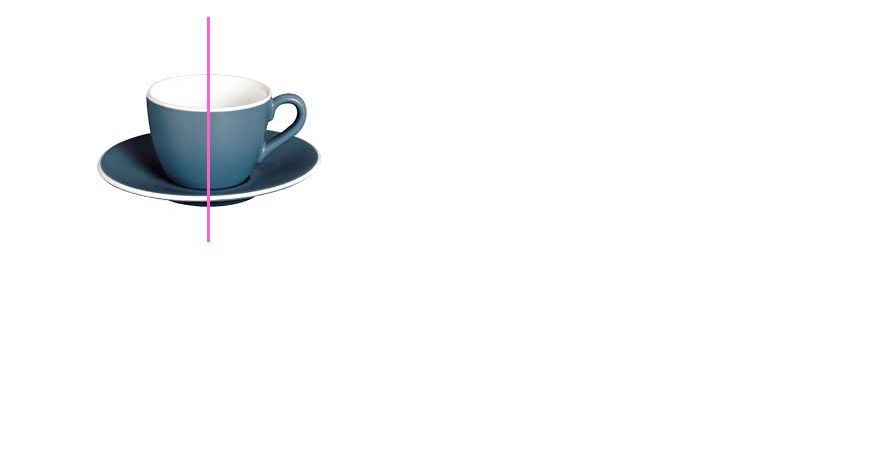
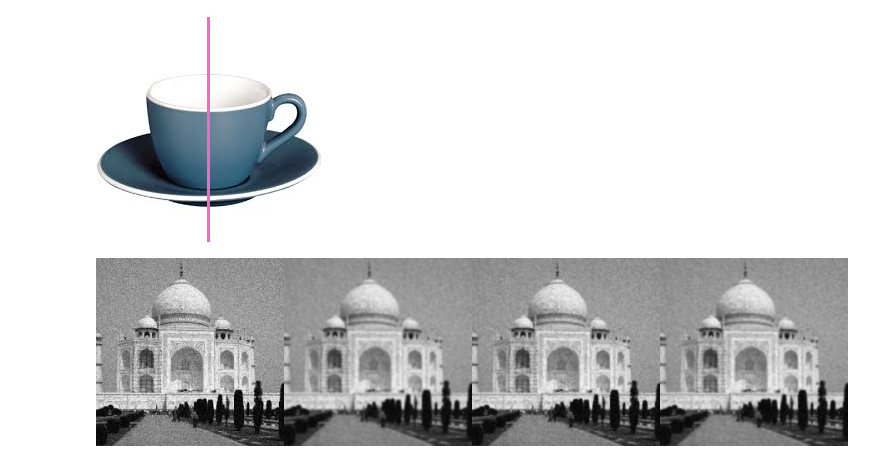
Before and after one commit to Amxl-Hex/Study_materials, a Jupyter notebook: Learning_OpenCV.ipynb, the cells around one changed output. Saved outputs shown, nothing was run; the diff lists cells and outputs as text; code cells hidden in the pictures; blank space fills up the shorter version.

```diff
--- a/Learning_OpenCV.ipynb
+++ b/Learning_OpenCV.ipynb
@@ -104,3 +104,15 @@ cv2_imshow(img_cline)
 225
 225
 [figure]
+# %%
+import cv2
+import numpy as np
+from google.colab.patches import cv2_imshow
+img = cv2.imread("/content/noise_picture.jpeg", cv2.IMREAD_GRAYSCALE)
+gaussian_img1 = cv2.GaussianBlur(img, ksize = (5, 5), sigmaX = 0)
+gaussian_img2 = cv2.GaussianBlur(img, ksize = (5, 5), sigmaX = .7)
+gaussian_img3 = cv2.GaussianBlur(img, ksize = (5, 5), sigmaX = .9)
+img_gaussian = np.hstack((img, gaussian_img1, gaussian_img2, gaussian_img3))
+cv2_imshow(img_gaussian)
+# %% [output]
+[figure, added]
```
Also changed, not shown: parts of 8 cells of this notebook.
